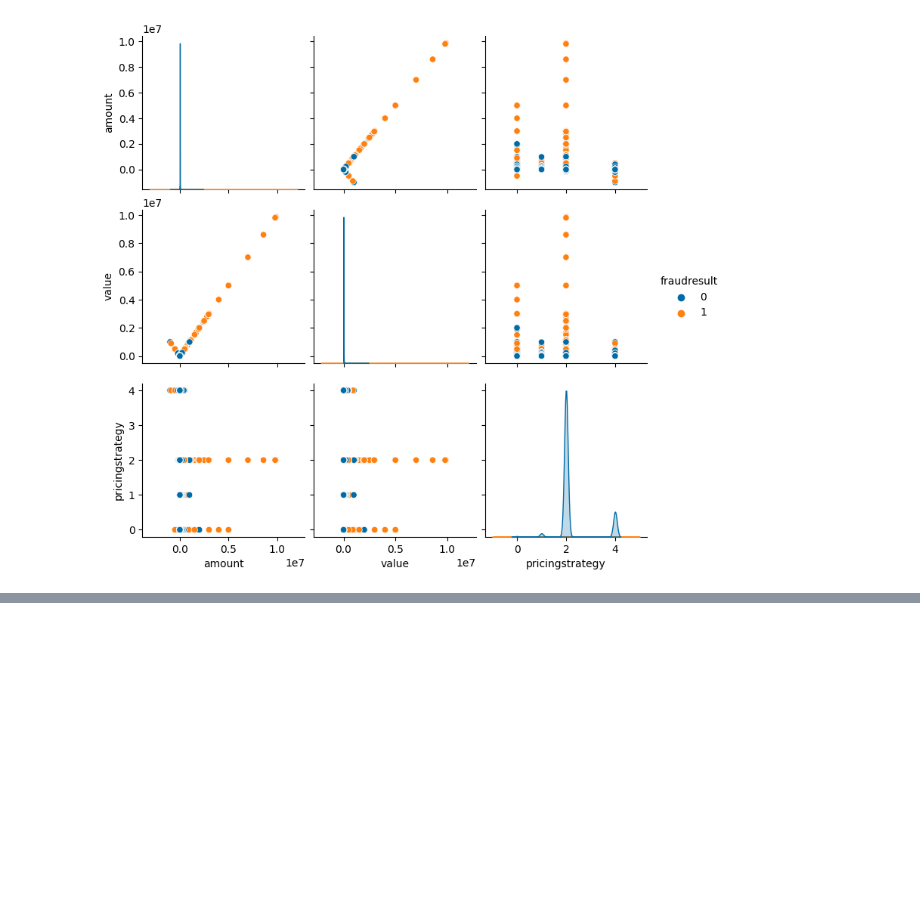
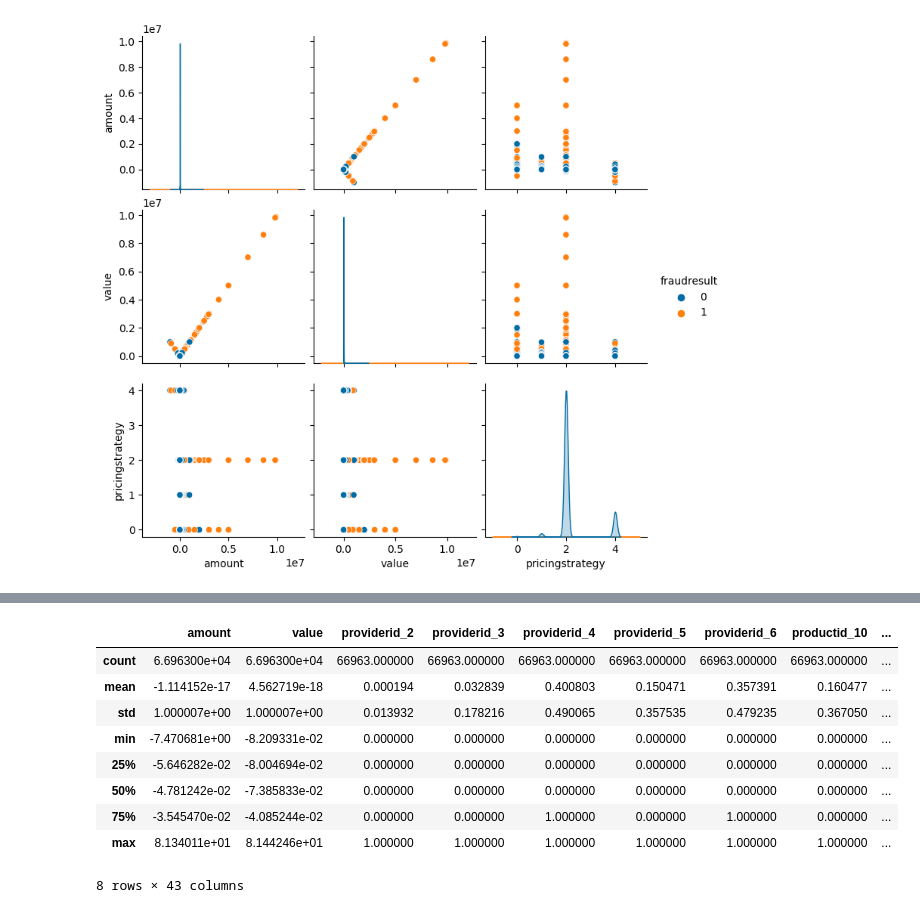
Before and after one commit to ReebalSami/Project-2---Machine-learning---Fraud-detection, a Jupyter notebook: xente_fraud_detection.ipynb, the cells around one changed output, grey strips where cells are left out. Drawn from its saved outputs; the diff is of its cells as text; code cells hidden in the pictures; blank space fills up the shorter version.

```diff
--- a/xente_fraud_detection.ipynb
+++ b/xente_fraud_detection.ipynb
@@ -319,0 +359,3 @@ sns.pairplot(df, hue="fraudresult");
+# %%
+X = df.drop('fraudresult', axis=1)
+y = df.fraudresult
@@ -319,0 +425,8 @@ sns.pairplot(df, hue="fraudresult");
+# %%
+# TODO: One-hot encode the 'features_raw' data using pandas.get_dummies()
+features = X
+cat_feats = ['providerid', 'productid', 'productcategory', 'channelid', 'pricingstrategy']
+features_dummies = pd.get_dummies(features, columns=cat_feats, drop_first=True)
+
+# TODO: Our Target is already a numerical value with 0 for ok and 1 for fraud
+target_enc = y
@@ -319,0 +471,10 @@ sns.pairplot(df, hue="fraudresult");
+# %%
+# Import train_test_split
+from sklearn.model_selection import train_test_split
+
+# Split the 'features' and 'income' data into training and testing sets
+X_train, X_test, y_train, y_test = train_test_split(features_dummies, target_enc, test_size=0.3, random_state=RSEED)
+
+# Show the results of the split
+print ("Training set has {} samples.".format(X_train.shape[0]))
+print ("Testing set has {} samples.".format(X_test.shape[0]))
@@ -319,0 +487,16 @@ sns.pairplot(df, hue="fraudresult");
+# %%
+# Import sklearn.preprocessing.StandardScaler
+from sklearn.preprocessing import StandardScaler
+
+# Initialize a scaler, then apply it to the features
+scaler = StandardScaler()
+numerical = ['amount', 'value']
+
+X_train_scaled = X_train.copy()
+X_test_scaled = X_test.copy()
+
+X_train_scaled[numerical] = scaler.fit_transform(X_train_scaled[numerical])
+X_test_scaled[numerical] = scaler.transform(X_test_scaled[numerical])
+
+# Show an example of a record with scaling applied
+X_train_scaled.head()
@@ -319,0 +511,13 @@ sns.pairplot(df, hue="fraudresult");
+# %%
+X_train_scaled.describe()
+# %% [output]
+|  | amount | value | providerid_2 | providerid_3 | providerid_4 | providerid_5 | providerid_6 | productid_10 | ... |
+| count | 6.696300e+04 | 6.696300e+04 | 66963.000000 | 66963.000000 | 66963.000000 | 66963.000000 | 66963.000000 | 66963.000000 | ... |
+| mean | -1.114152e-17 | 4.562719e-18 | 0.000194 | 0.032839 | 0.400803 | 0.150471 | 0.357391 | 0.160477 | ... |
+| std | 1.000007e+00 | 1.000007e+00 | 0.013932 | 0.178216 | 0.490065 | 0.357535 | 0.479235 | 0.367050 | ... |
+| min | -7.470681e+00 | -8.209331e-02 | 0.000000 | 0.000000 | 0.000000 | 0.000000 | 0.000000 | 0.000000 | ... |
+| 25% | -5.646282e-02 | -8.004694e-02 | 0.000000 | 0.000000 | 0.000000 | 0.000000 | 0.000000 | 0.000000 | ... |
+| 50% | -4.781242e-02 | -7.385833e-02 | 0.000000 | 0.000000 | 0.000000 | 0.000000 | 0.000000 | 0.000000 | ... |
+| 75% | -3.545470e-02 | -4.085244e-02 | 0.000000 | 0.000000 | 1.000000 | 0.000000 | 1.000000 | 0.000000 | ... |
+| max | 8.134011e+01 | 8.144246e+01 | 1.000000 | 1.000000 | 1.000000 | 1.000000 | 1.000000 | 1.000000 | ... |
+8 rows × 43 columns
```
Also changed, not shown: parts of 32 cells of this notebook.
